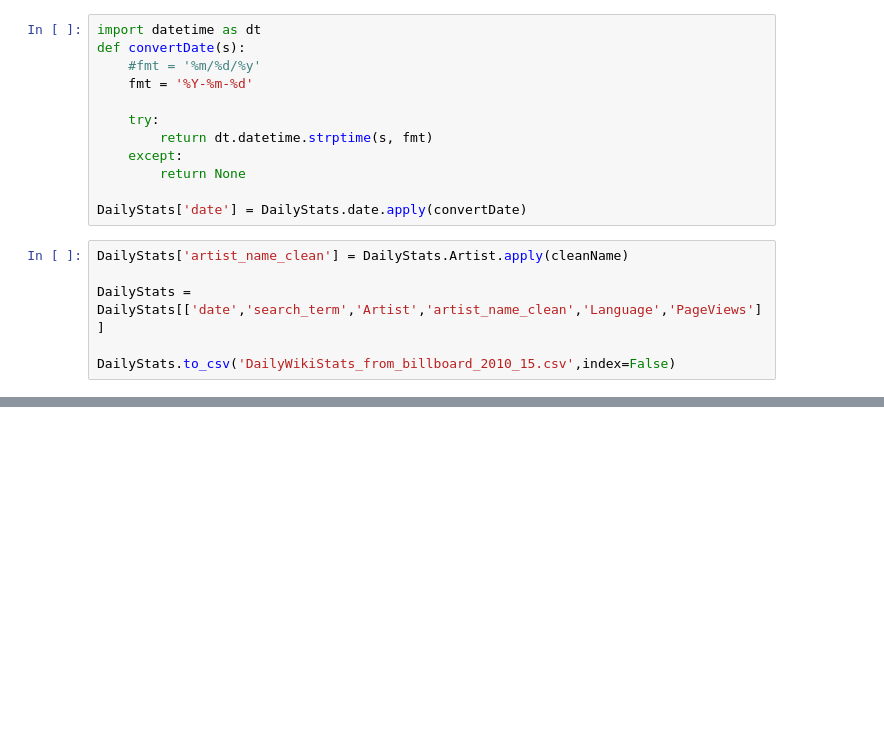
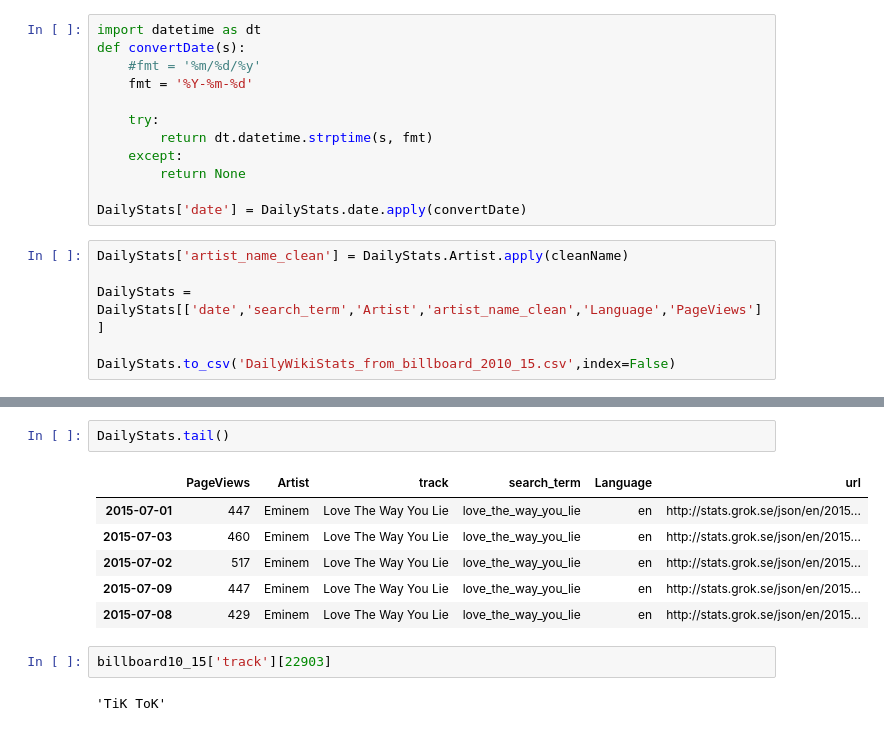
Before and after one commit to trxw/CDIPS_PandoraTeam, a Jupyter notebook: wikipedia/WikiScraper.ipynb, the cells around one changed output, grey strips where cells are left out. Saved outputs shown, nothing was run; the diff lists cells and outputs as text; blank space fills up the shorter version.

```diff
--- a/wikipedia/WikiScraper.ipynb
+++ b/wikipedia/WikiScraper.ipynb
@@ -225,0 +325,13 @@ DailyStats.to_csv('DailyWikiStats_from_billboard_2010_15.csv',index=False)
+# %%
+DailyStats.tail()
+# %% [output]
+|  | PageViews | Artist | track | search_term | Language | url |
+| 2015-07-01 | 447 | Eminem | Love The Way You Lie | love_the_way_you_lie | en | http://stats.grok.se/json/en/2015... |
+| 2015-07-03 | 460 | Eminem | Love The Way You Lie | love_the_way_you_lie | en | http://stats.grok.se/json/en/2015... |
+| 2015-07-02 | 517 | Eminem | Love The Way You Lie | love_the_way_you_lie | en | http://stats.grok.se/json/en/2015... |
+| 2015-07-09 | 447 | Eminem | Love The Way You Lie | love_the_way_you_lie | en | http://stats.grok.se/json/en/2015... |
+| 2015-07-08 | 429 | Eminem | Love The Way You Lie | love_the_way_you_lie | en | http://stats.grok.se/json/en/2015... |
+# %%
+billboard10_15['track'][22903]
+# %% [output]
+'TiK ToK'
```
Also changed, not shown: parts of 13 cells of this notebook, 8 other files.
